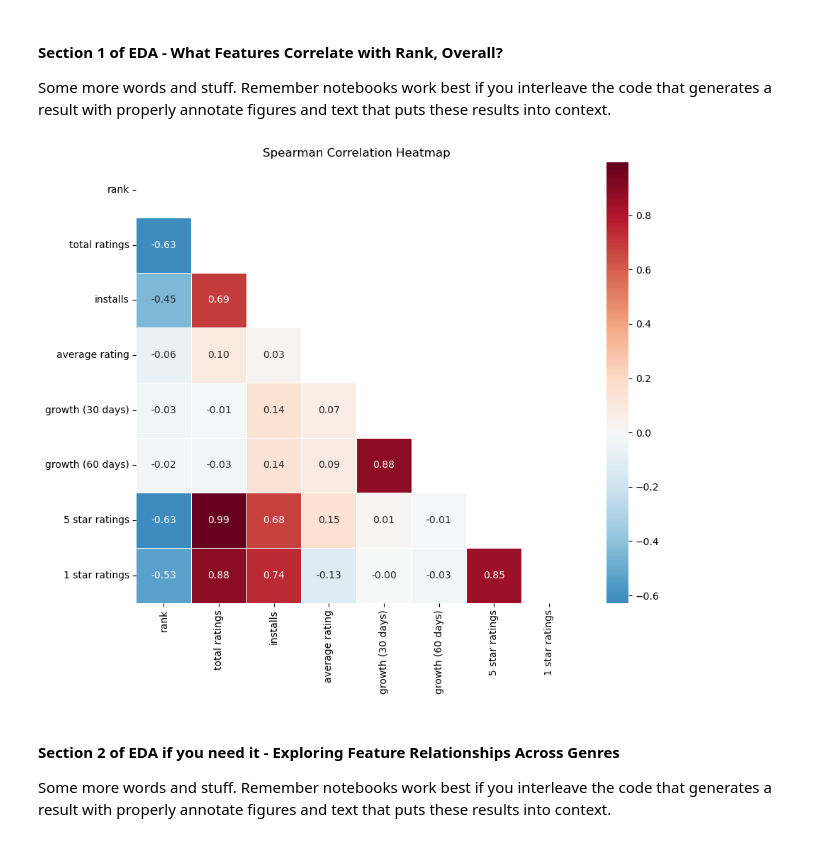
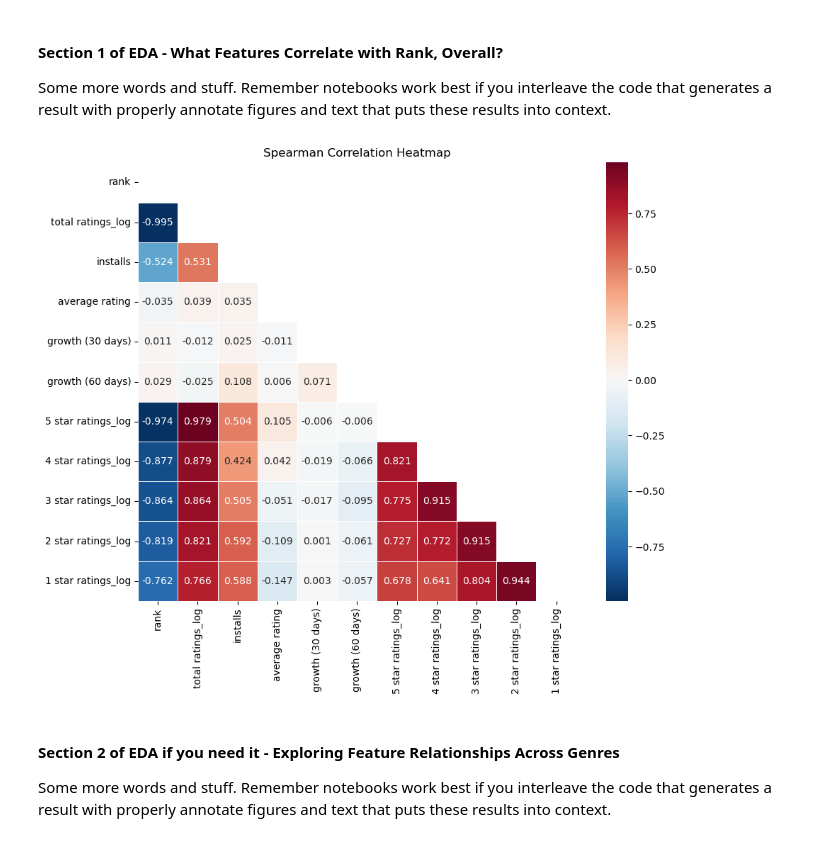
Before and after one commit to COGS108/Group066_WI26, a Jupyter notebook: 02-EDACheckpoint.ipynb, the cells around one changed output. Drawn from its saved outputs; the diff is of its cells as text; code cells hidden in the pictures.

```diff
--- a/02-EDACheckpoint.ipynb
+++ b/02-EDACheckpoint.ipynb
@@ -494,20 +506,20 @@ Please note that you should consider the use of python modules in your work.  An
 
 Some more words and stuff.  Remember notebooks work best if you interleave the code that generates a result with properly annotate figures and text that puts these results into context.
 # %%
-corr_cols = ['rank', 'total ratings', 'installs', 'average rating',
-             'growth (30 days)', 'growth (60 days)', '5 star ratings', '1 star ratings']
+corr_cols = ['rank', 'total ratings_log', 'installs', 'average rating',
+             'growth (30 days)', 'growth (60 days)', '5 star ratings_log', '4 star ratings_log', '3 star ratings_log', '2 star ratings_log', '1 star ratings_log']
 
 corr_matrix = df_clean[corr_cols].corr(method='spearman')
 
 fig, ax = plt.subplots(figsize=(10, 8))
 mask = np.triu(np.ones_like(corr_matrix, dtype=bool))
-sns.heatmap(corr_matrix, mask=mask, annot=True, fmt='.2f', cmap='RdBu_r', center=0,
+sns.heatmap(corr_matrix, mask=mask, annot=True, fmt='.3f', cmap='RdBu_r', center=0,
             square=True, linewidths=0.5, ax=ax)
 ax.set_title('Spearman Correlation Heatmap')
 plt.tight_layout()
 plt.show()
 # %% [output]
-[figure, old version]
+[figure, new version]
 # %% [markdown]
 #### Section 2 of EDA if you need it  - Exploring Feature Relationships Across Genres
 
```
Also changed, not shown: parts of 3 cells of this notebook.
